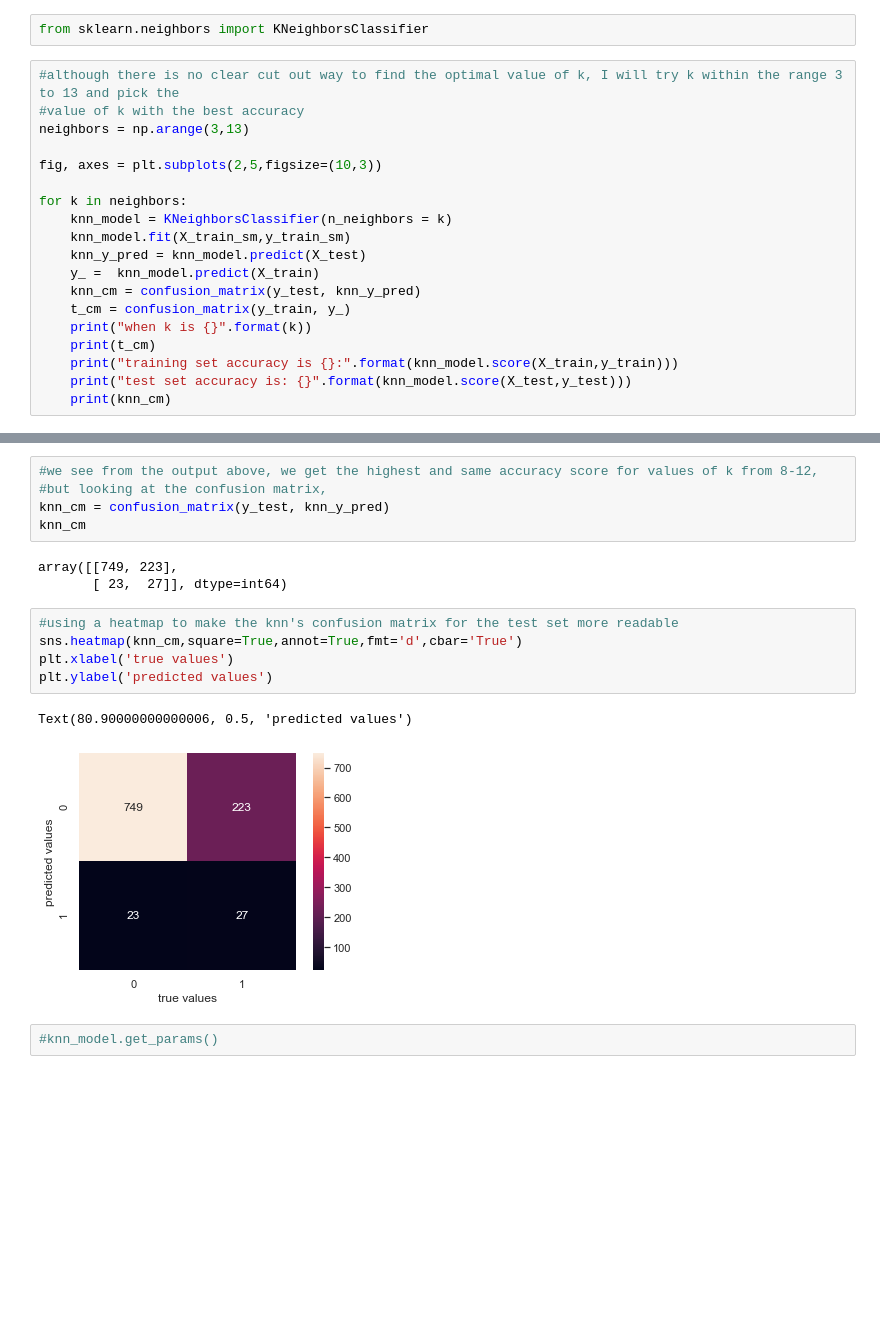
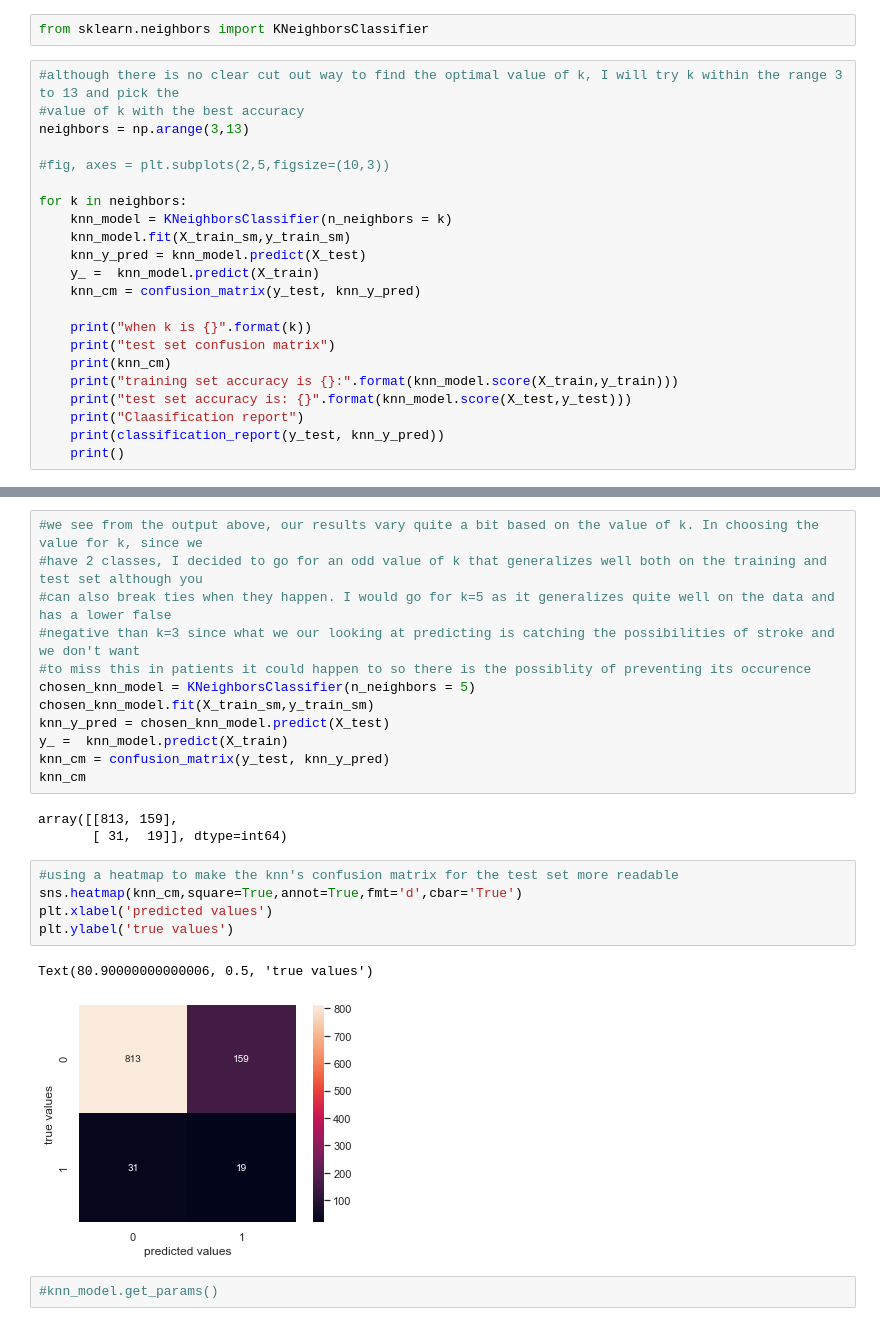
Before and after one commit to Emuolanari/ML_ICA, a Jupyter notebook: Machine Learning ICA .ipynb, the cells around one changed output, grey strips where cells are left out. Drawn from its saved outputs; the diff is of its cells as text; blank space fills up the shorter version.

```diff
--- a/Machine Learning ICA .ipynb
+++ b/Machine Learning ICA .ipynb
@@ -410,7 +410,7 @@ from sklearn.neighbors import KNeighborsClassifier
 #value of k with the best accuracy
 neighbors = np.arange(3,13)
 
-fig, axes = plt.subplots(2,5,figsize=(10,3))
+#fig, axes = plt.subplots(2,5,figsize=(10,3))
 
 for k in neighbors:
     knn_model = KNeighborsClassifier(n_neighbors = k)
@@ -418,11 +418,14 @@ for k in neighbors:
     knn_y_pred = knn_model.predict(X_test)
     y_ =  knn_model.predict(X_train)
     knn_cm = confusion_matrix(y_test, knn_y_pred)
-    t_cm = confusion_matrix(y_train, y_)
+
     print("when k is {}".format(k))
-    print(t_cm)
+    print("test set confusion matrix")
+    print(knn_cm)
     print("training set accuracy is {}:".format(knn_model.score(X_train,y_train)))
     print("test set accuracy is: {}".format(knn_model.score(X_test,y_test)))
-    print(knn_cm)
+    print("Claasification report")
+    print(classification_report(y_test, knn_y_pred))
+    print()
 # %% [output]
 when k is 3
@@ -445,18 +448,25 @@ test set accuracy is: 0.7592954990215264
 # %%
-#we see from the output above, we get the highest and same accuracy score for values of k from 8-12,
-#but looking at the confusion matrix,
+#we see from the output above, our results vary quite a bit based on the value of k. In choosing the value for k, since we
+#have 2 classes, I decided to go for an odd value of k that generalizes well both on the training and test set although you
+#can also break ties when they happen. I would go for k=5 as it generalizes quite well on the data and has a lower false
+#negative than k=3 since what we our looking at predicting is catching the possibilities of stroke and we don't want
+#to miss this in patients it could happen to so there is the possiblity of preventing its occurence
+chosen_knn_model = KNeighborsClassifier(n_neighbors = 5)
+chosen_knn_model.fit(X_train_sm,y_train_sm)
+knn_y_pred = chosen_knn_model.predict(X_test)
+y_ =  knn_model.predict(X_train)
 knn_cm = confusion_matrix(y_test, knn_y_pred)
 knn_cm
 # %% [output]
-array([[749, 223],
-       [ 23,  27]], dtype=int64)
+array([[813, 159],
+       [ 31,  19]], dtype=int64)
 # %%
 #using a heatmap to make the knn's confusion matrix for the test set more readable
 sns.heatmap(knn_cm,square=True,annot=True,fmt='d',cbar='True')
-plt.xlabel('true values')
-plt.ylabel('predicted values')
+plt.xlabel('predicted values')
+plt.ylabel('true values')
 # %% [output]
-Text(80.90000000000006, 0.5, 'predicted values')
+Text(80.90000000000006, 0.5, 'true values')
-[figure, old version]
+[figure, new version]
 # %%
 #knn_model.get_params()
```
Also changed, not shown: parts of 3 cells of this notebook.
